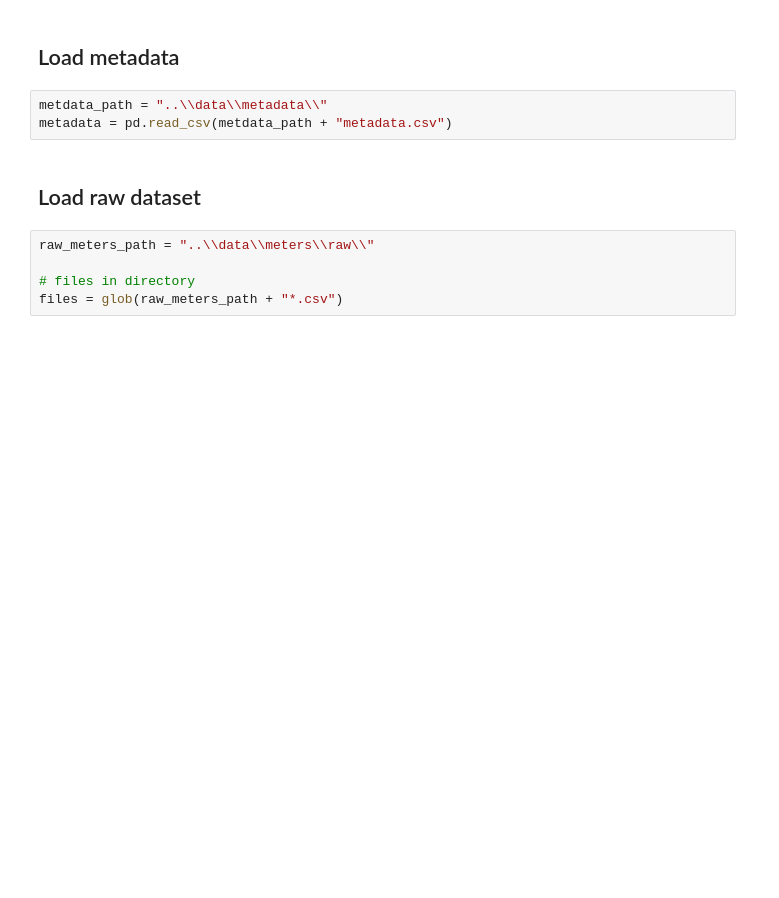
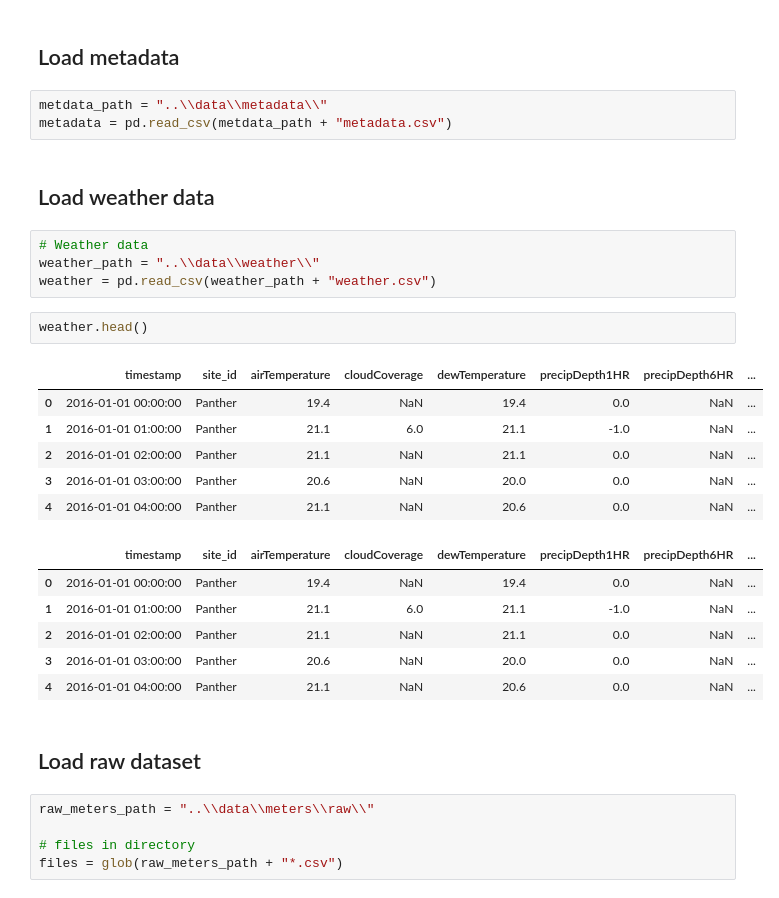
Before and after one commit to mdeppner/energy_demand_prediction_for_buildings, a Jupyter notebook: notebooks/Gaussian Processes Demand Prediction.ipynb, the cells around one changed output. Drawn from its saved outputs; the diff is of its cells as text; blank space fills up the shorter version.

```diff
--- a/notebooks/Gaussian Processes Demand Prediction.ipynb
+++ b/notebooks/Gaussian Processes Demand Prediction.ipynb
@@ -20,6 +22,27 @@ from sklearn.model_selection import train_test_split
 # %%
 metdata_path = "..\\data\\metadata\\"
 metadata = pd.read_csv(metdata_path + "metadata.csv")
+# %% [markdown]
+## Load weather data
+# %%
+# Weather data
+weather_path = "..\\data\\weather\\"
+weather = pd.read_csv(weather_path + "weather.csv")
+# %%
+weather.head()
+# %% [output]
+|  | timestamp | site_id | airTemperature | cloudCoverage | dewTemperature | precipDepth1HR | precipDepth6HR | ... |
+| 0 | 2016-01-01 00:00:00 | Panther | 19.4 | NaN | 19.4 | 0.0 | NaN | ... |
+| 1 | 2016-01-01 01:00:00 | Panther | 21.1 | 6.0 | 21.1 | -1.0 | NaN | ... |
+| 2 | 2016-01-01 02:00:00 | Panther | 21.1 | NaN | 21.1 | 0.0 | NaN | ... |
+| 3 | 2016-01-01 03:00:00 | Panther | 20.6 | NaN | 20.0 | 0.0 | NaN | ... |
+| 4 | 2016-01-01 04:00:00 | Panther | 21.1 | NaN | 20.6 | 0.0 | NaN | ... |
+|  | timestamp | site_id | airTemperature | cloudCoverage | dewTemperature | precipDepth1HR | precipDepth6HR | ... |
+| 0 | 2016-01-01 00:00:00 | Panther | 19.4 | NaN | 19.4 | 0.0 | NaN | ... |
+| 1 | 2016-01-01 01:00:00 | Panther | 21.1 | 6.0 | 21.1 | -1.0 | NaN | ... |
+| 2 | 2016-01-01 02:00:00 | Panther | 21.1 | NaN | 21.1 | 0.0 | NaN | ... |
+| 3 | 2016-01-01 03:00:00 | Panther | 20.6 | NaN | 20.0 | 0.0 | NaN | ... |
+| 4 | 2016-01-01 04:00:00 | Panther | 21.1 | NaN | 20.6 | 0.0 | NaN | ... |
 # %% [markdown]
 
 ## Load raw dataset
```
Also changed, not shown: parts of 24 cells of this notebook.
